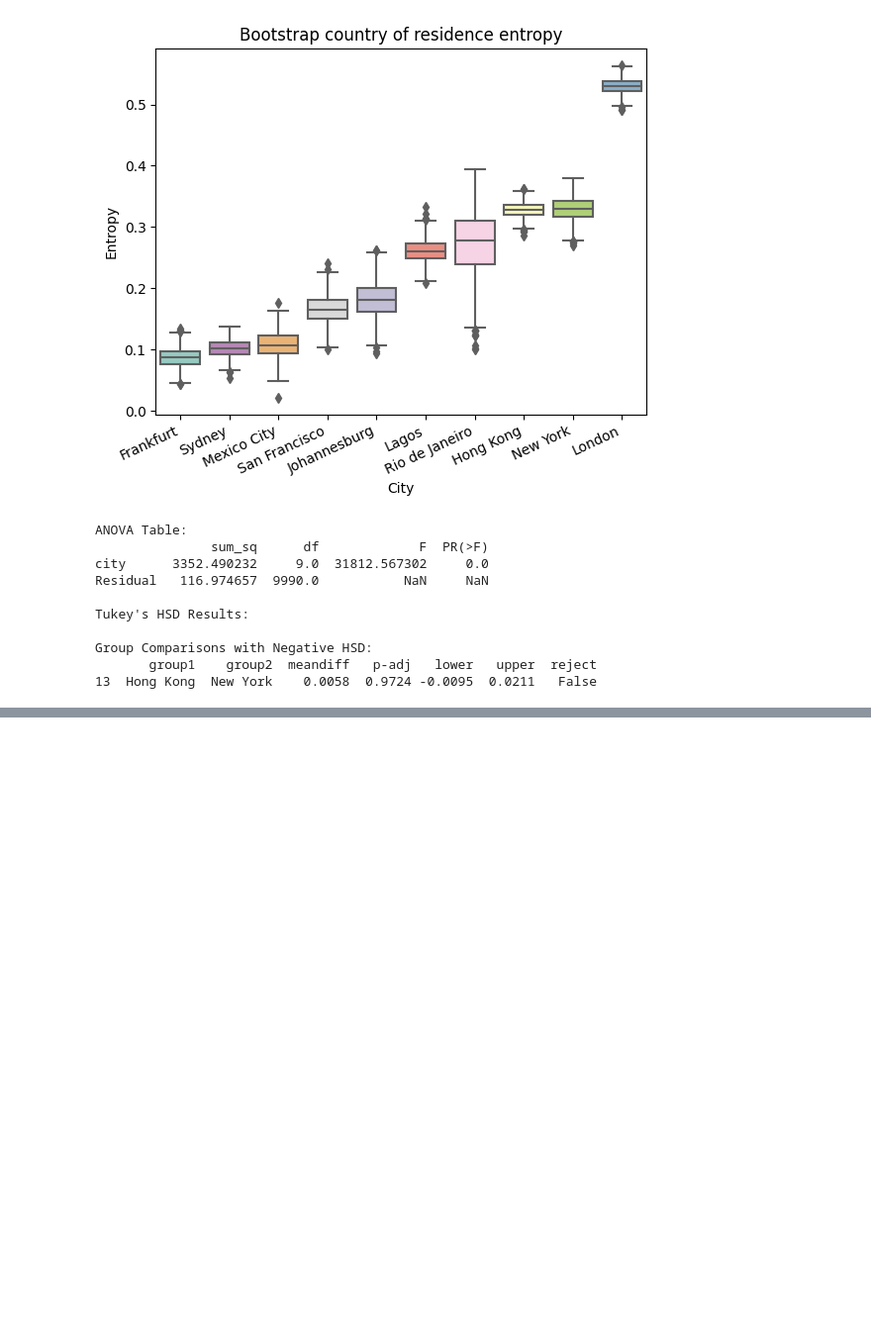
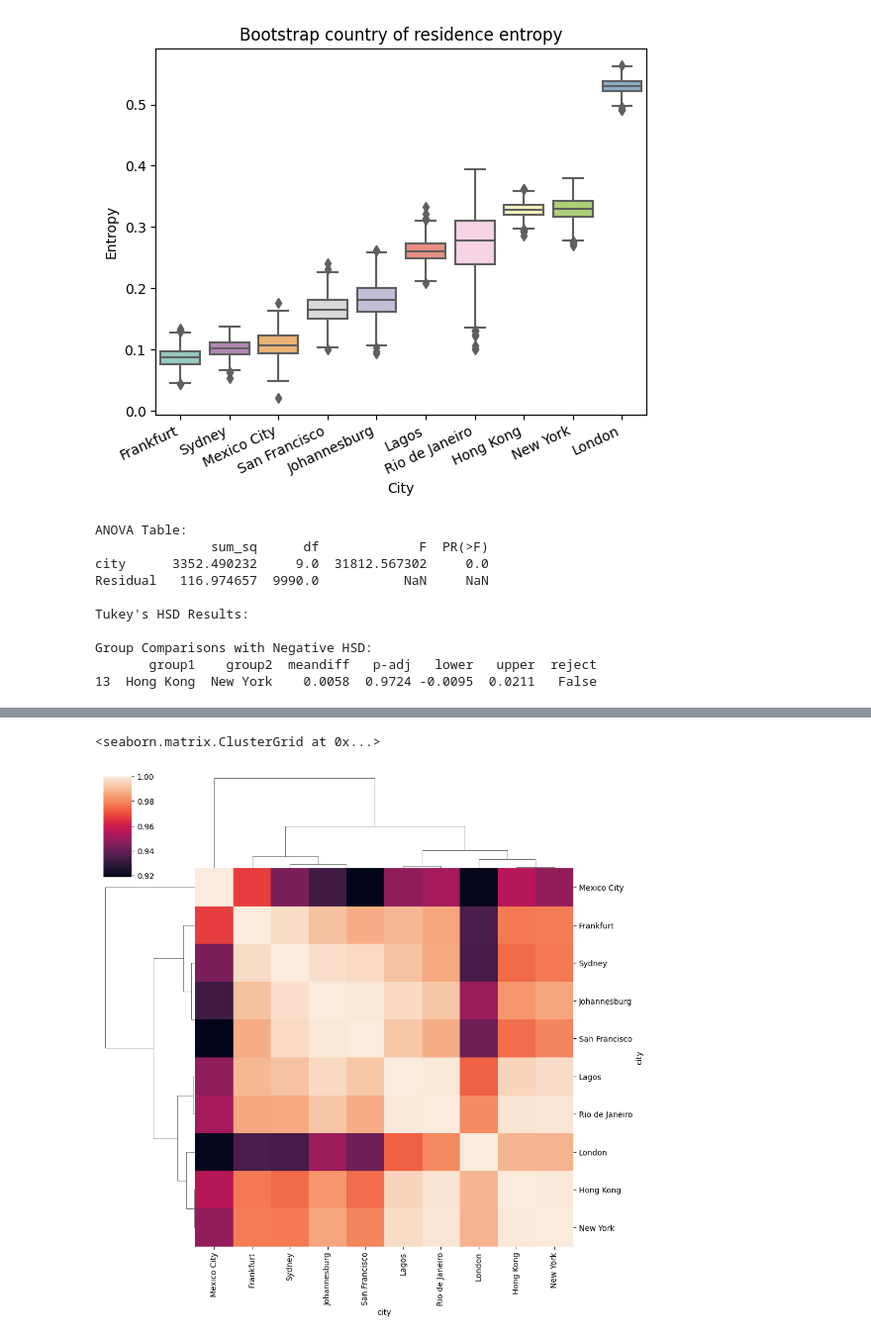
Before and after one commit to JonnoB/wealthnets, a Jupyter notebook: analysis_code.ipynb, the cells around one changed output, grey strips where cells are left out. Shown: that part at 99% size. Saved outputs shown, nothing was run; the diff lists cells and outputs as text; code cells hidden in the pictures; blank space fills up the shorter version.

```diff
--- a/analysis_code.ipynb
+++ b/analysis_code.ipynb
@@ -518,0 +545,13 @@ on = 'city'
+# %%
+from sklearn.metrics.pairwise import cosine_similarity
+similarity_matrix = cosine_similarity(position_data, position_data )
+
+names = means_df['city']
+
+similarity_df = pd.DataFrame(similarity_matrix, index=names, columns=names)
+
+
+sns.clustermap(similarity_df, metric = 'correlation')
+# %% [output]
+<seaborn.matrix.ClusterGrid at 0x...>
+[figure, added]
```
Also changed, not shown: parts of 12 cells of this notebook, 2 other files.
